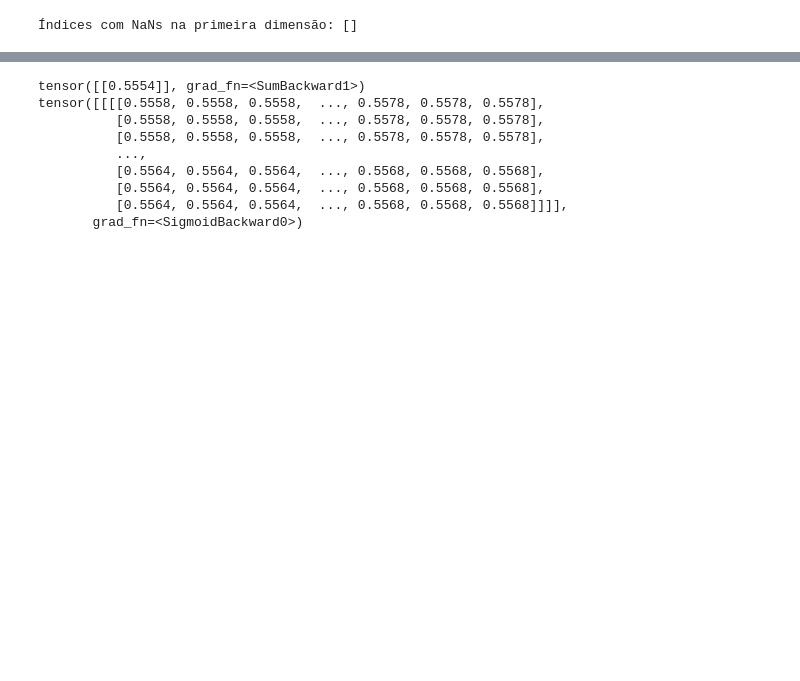
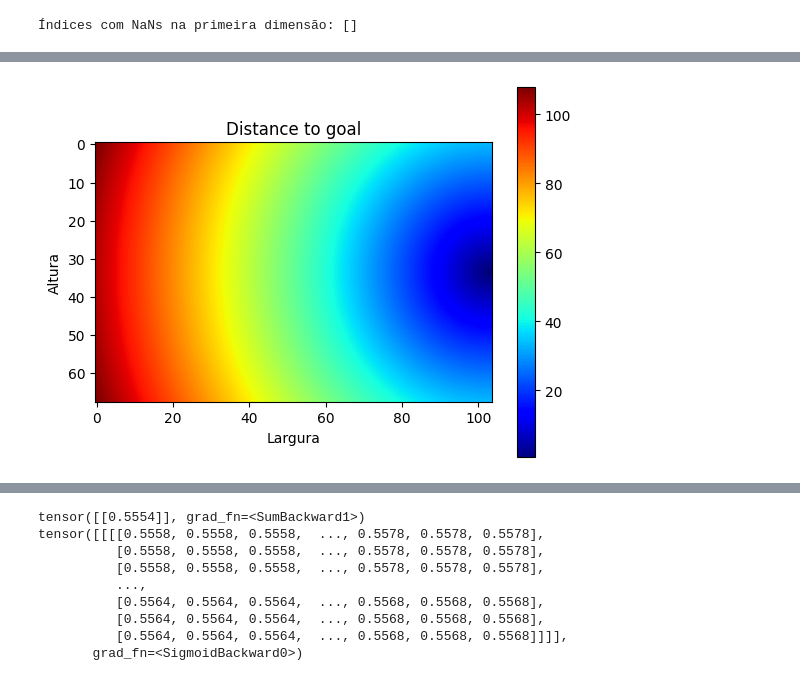
Before and after one commit to Dtchaves/Simplified_EPV_in_PFF_Data, a Jupyter notebook: APAGAR/teste2.ipynb, the cells around one changed output, grey strips where cells are left out. Cells and saved outputs as stored; diff of their text form; code cells hidden in the pictures; blank space fills up the shorter version.

```diff
--- a/APAGAR/teste2.ipynb
+++ b/APAGAR/teste2.ipynb
@@ -304,0 +233,9 @@ print("Índices com NaNs na primeira dimensão:", nan_indices)
+# %%
+plt.imshow(matrix[3], cmap='jet', interpolation='gaussian')
+plt.colorbar()
+plt.title("Distance to goal")
+plt.xlabel("Largura")
+plt.ylabel("Altura")
+plt.show()
+# %% [output]
+[figure, added]
```
Also changed, not shown: parts of 26 cells of this notebook, 34 other files.
